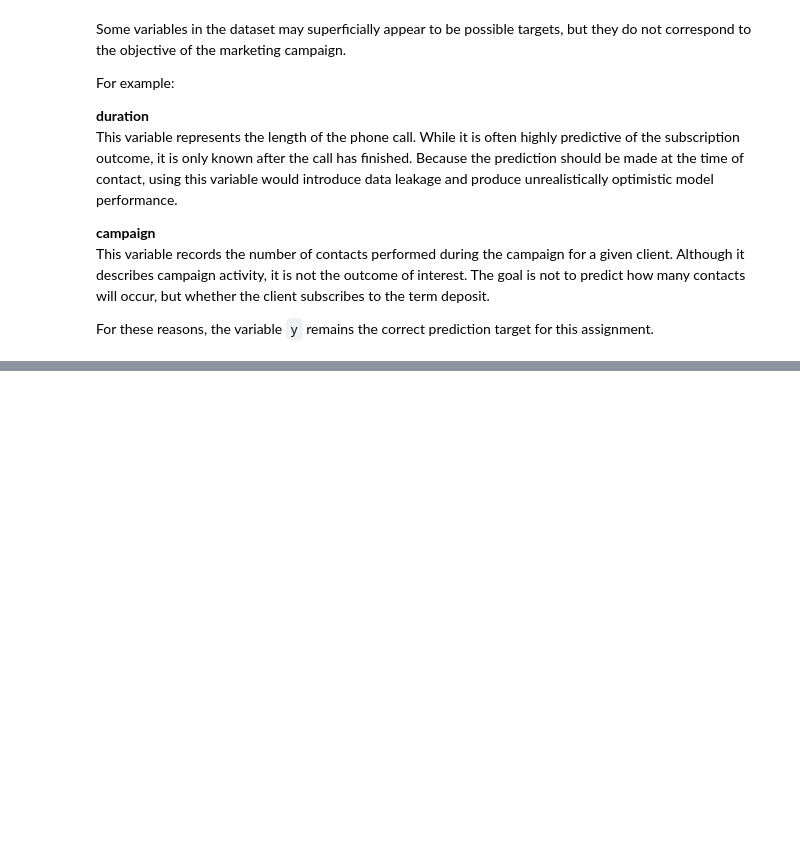
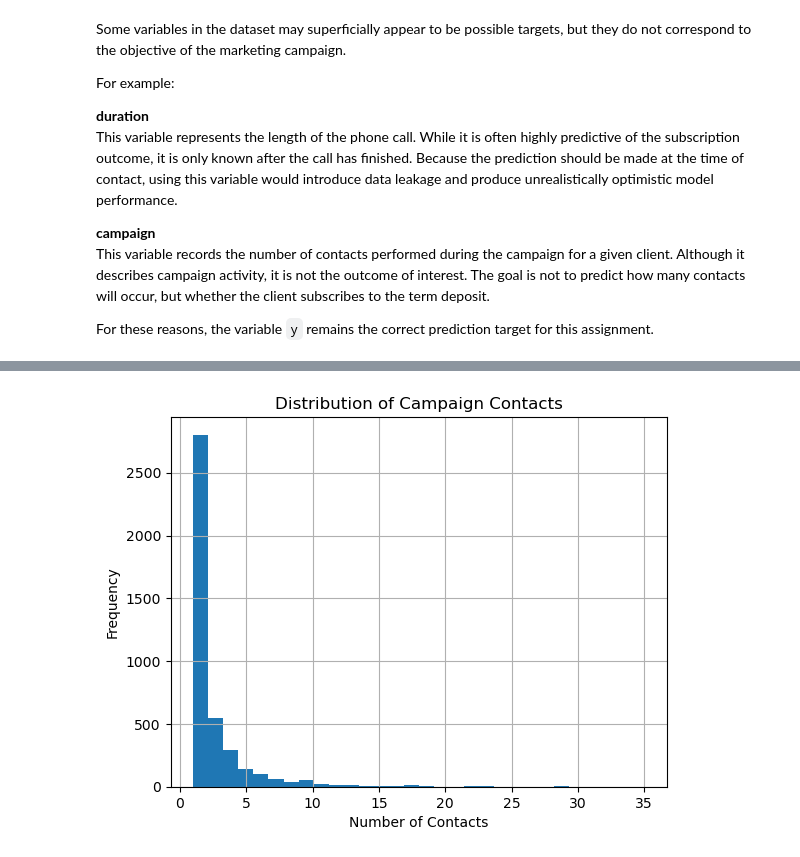
Before and after one commit to issamarida/ML-fundamentals-2026, a Jupyter notebook: assignment_1_issam_arida.ipynb, the cells around one changed output, grey strips where cells are left out. Saved outputs shown, nothing was run; the diff lists cells and outputs as text; code cells hidden in the pictures; blank space fills up the shorter version.

```diff
--- a/assignment_1_issam_arida.ipynb
+++ b/assignment_1_issam_arida.ipynb
@@ -75,0 +171,8 @@ For these reasons, the variable `y` remains the correct prediction target for th
+# %%
+df["campaign"].hist(bins=30)
+plt.title("Distribution of Campaign Contacts")
+plt.xlabel("Number of Contacts")
+plt.ylabel("Frequency")
+plt.show()
+# %% [output]
+[figure, added]
```
Also changed, not shown: parts of 15 cells of this notebook.
